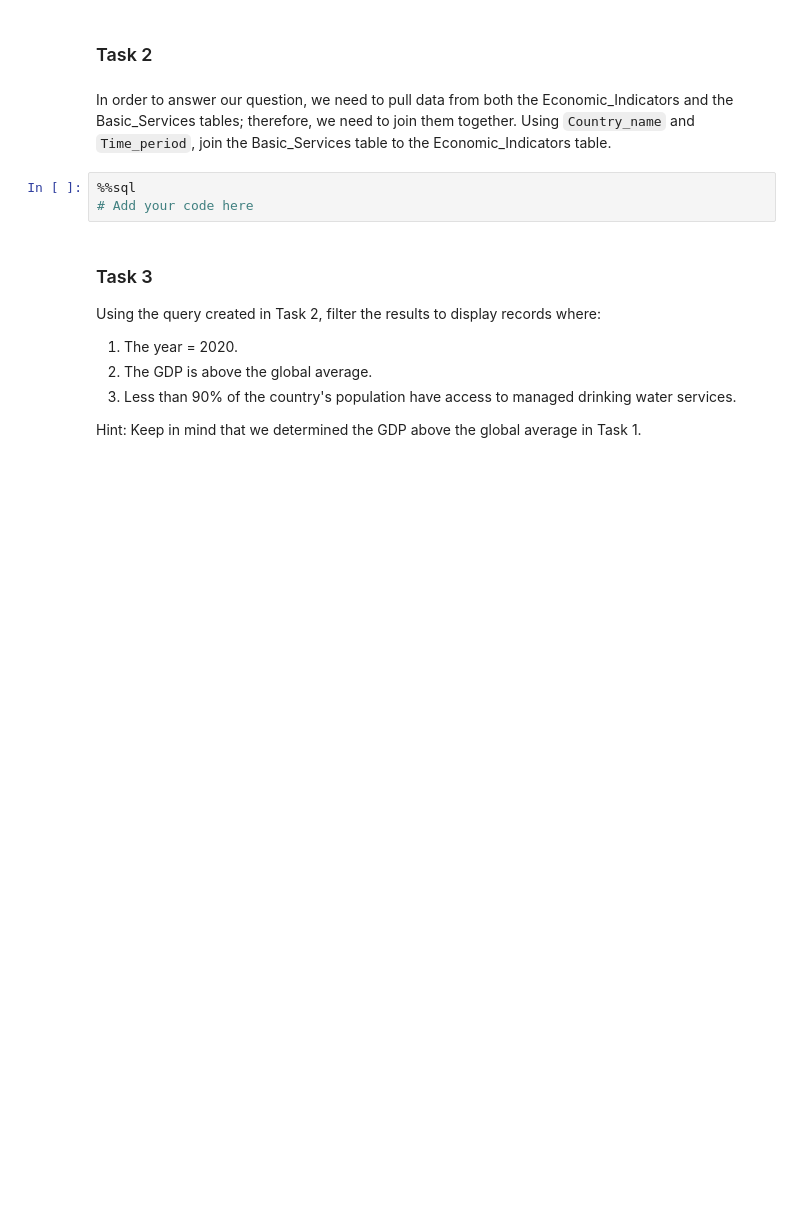
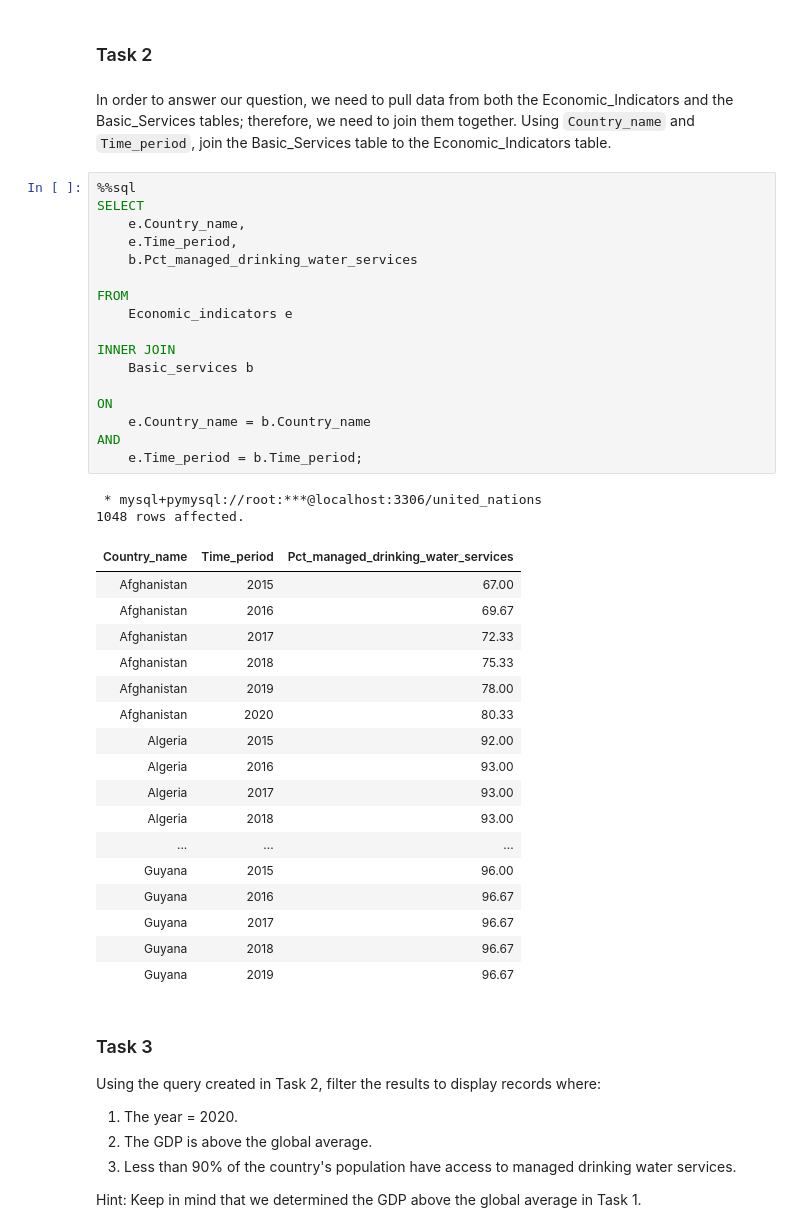
Before and after one commit to RealElvince/Access-to-basic-water-services, a Jupyter notebook: notebooks/Subqueries in WHERE.ipynb, the cells around one changed output. Cells and saved outputs as stored; diff of their text form; blank space fills up the shorter version.

```diff
--- a/notebooks/Subqueries in WHERE.ipynb
+++ b/notebooks/Subqueries in WHERE.ipynb
@@ -100,7 +100,41 @@ WHERE
 In order to answer our question, we need to pull data from both the Economic_Indicators and the Basic_Services tables; therefore, we need to join them together. Using `Country_name` and  `Time_period`, join the Basic_Services table to the Economic_Indicators table.
 # %%
 %%sql
-# Add your code here
+SELECT
+    e.Country_name,
+    e.Time_period,
+    b.Pct_managed_drinking_water_services
+
+FROM
+    Economic_indicators e
+
+INNER JOIN
+    Basic_services b
+
+ON
+    e.Country_name = b.Country_name
+AND
+    e.Time_period = b.Time_period;
+# %% [output]
+ * mysql+pymysql://root:***@localhost:3306/united_nations
+1048 rows affected.
+| Country_name | Time_period | Pct_managed_drinking_water_services |
+| Afghanistan | 2015 | 67.00 |
+| Afghanistan | 2016 | 69.67 |
+| Afghanistan | 2017 | 72.33 |
+| Afghanistan | 2018 | 75.33 |
+| Afghanistan | 2019 | 78.00 |
+| Afghanistan | 2020 | 80.33 |
+| Algeria | 2015 | 92.00 |
+| Algeria | 2016 | 93.00 |
+| Algeria | 2017 | 93.00 |
+| Algeria | 2018 | 93.00 |
+| ... | ... | ... |
+| Guyana | 2015 | 96.00 |
+| Guyana | 2016 | 96.67 |
+| Guyana | 2017 | 96.67 |
+| Guyana | 2018 | 96.67 |
+| Guyana | 2019 | 96.67 |
 # %% [markdown]
 ### Task 3
 
```
Also changed, not shown: parts of 1 cell of this notebook.
